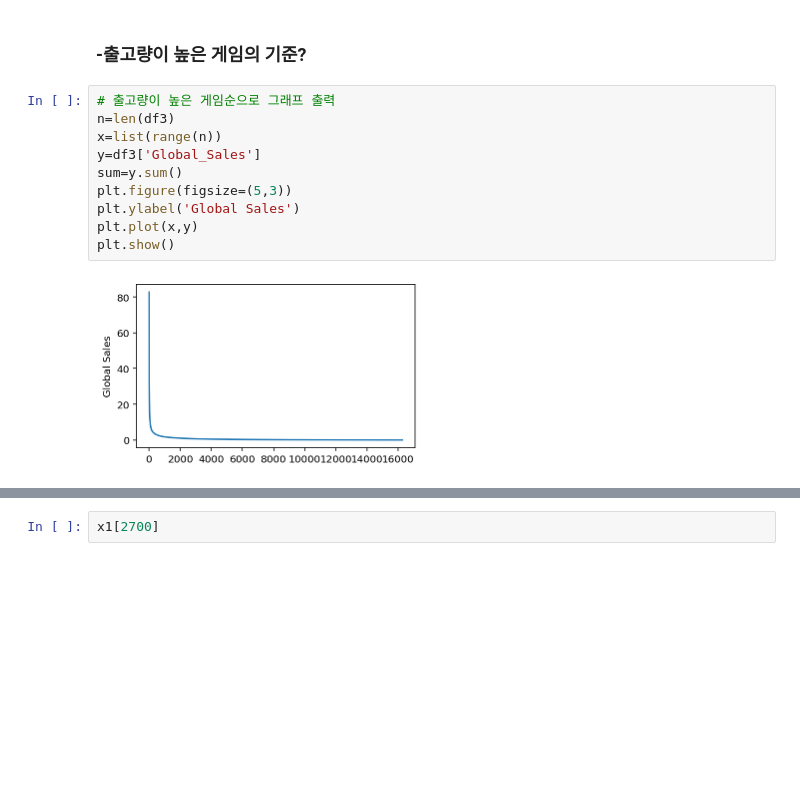
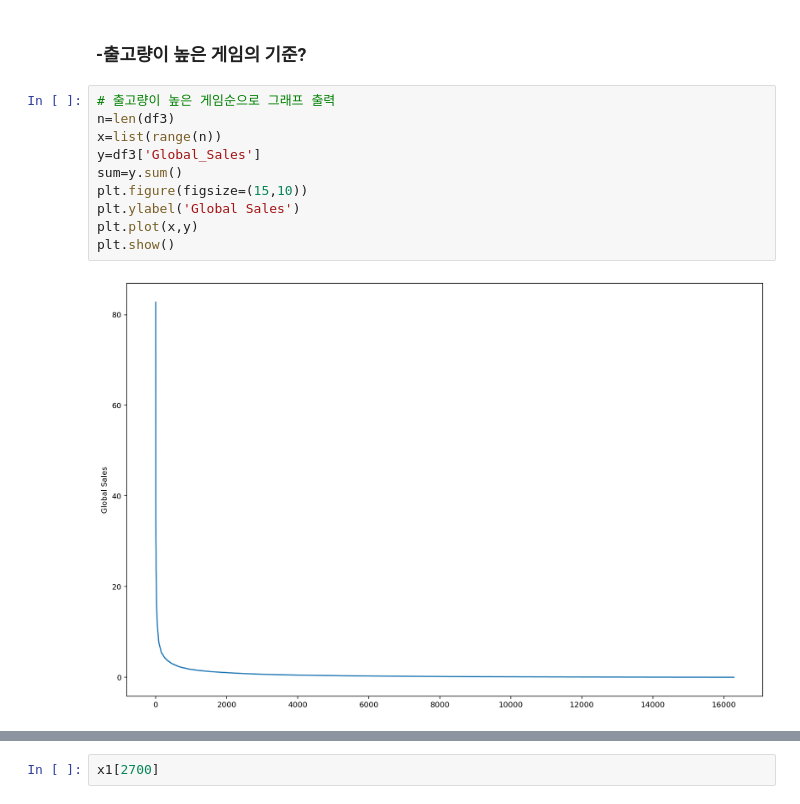
Before and after one commit to joyw93/AI_Project, a Jupyter notebook: AI_06_조용원_Section1.ipynb, the cells around one changed output, grey strips where cells are left out. Cells and saved outputs as stored; diff of their text form; blank space fills up the shorter version.

```diff
--- a/AI_06_조용원_Section1.ipynb
+++ b/AI_06_조용원_Section1.ipynb
@@ -381,15 +395,15 @@ df3=df3.reset_index().drop('index',axis=1)
 # %%
 # 출고량이 높은 게임순으로 그래프 출력
 n=len(df3)
 x=list(range(n))
 y=df3['Global_Sales']
 sum=y.sum()
-plt.figure(figsize=(5,3))
+plt.figure(figsize=(15,10))
 plt.ylabel('Global Sales')
 plt.plot(x,y)
 plt.show()
 # %% [output]
-[figure, old version]
+[figure, new version]
 # %%
 # 누적 출고량 비율
 x1=np.zeros(n)
```
Also changed, not shown: parts of 10 cells of this notebook.
